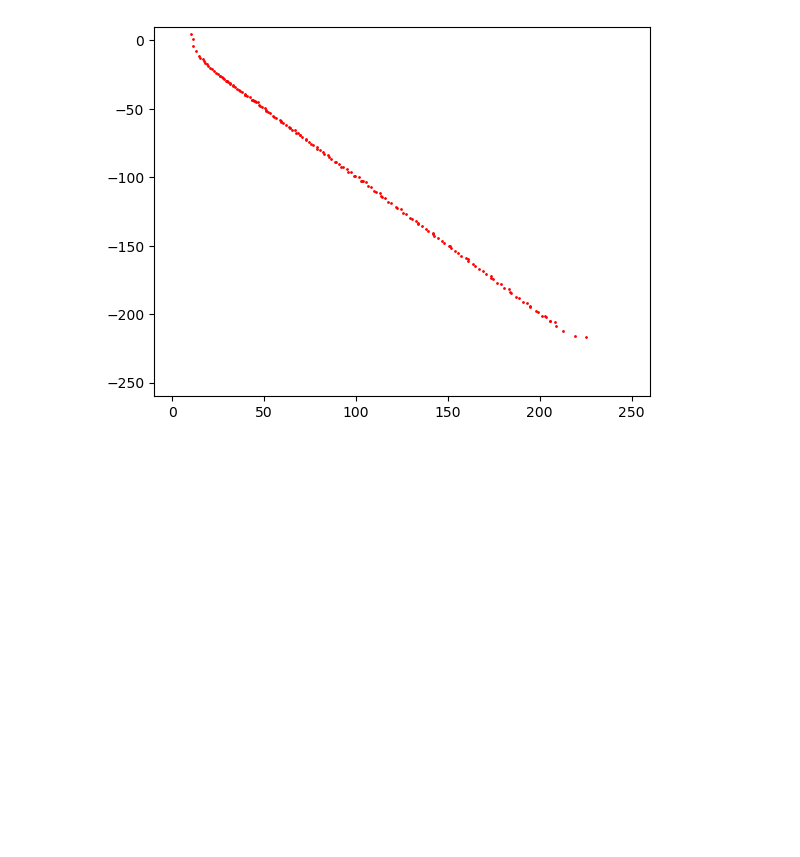
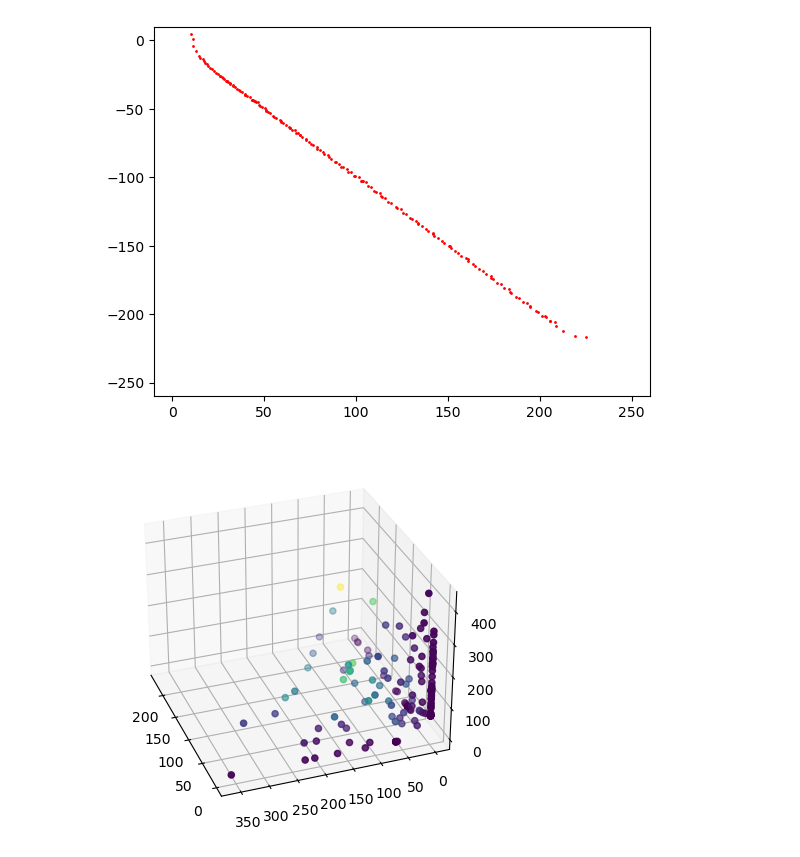
Before and after one commit to BenMoore310/MOOptimisers, a Jupyter notebook: testRunning.ipynb, the cells around one changed output. Cells and saved outputs as stored; diff of their text form; code cells hidden in the pictures; blank space fills up the shorter version.

```diff
--- a/testRunning.ipynb
+++ b/testRunning.ipynb
@@ -782,3 +782,31 @@ plt.show()
 [figure]
 [figure]
 [figure]
+# %%
+features = np.loadtxt('BOFeatures.txt')
+objTargets = np.loadtxt('BOObjectiveTargets.txt')
+scTargets = np.loadtxt('BOScalarisedTargets.txt')
+
+# best_idx = np.argmin(scTargets)
+# bestFeature = features[best_idx]
+# bestTarget = scTargets[best_idx]
+
+# gp = opt.GPTrain(features, scTargets, meanPrior='zero')
+# eiDEGlobal = opt.BayesianDifferentialEvolution(gp, bounds, bestTarget)
+# newSolution, newFitness = eiDEGlobal.optimize()
+
+# plt.scatter(objTargets[:,0], objTargets[:,1], c=scTargets)
+# plt.ylim(0,10)
+# plt.xlim(,10)
+# plt.colorbar()
+
+fig = plt.figure()
+ax = fig.add_subplot(projection='3d')
+ax.scatter(objTargets[:,1], objTargets[:,0], objTargets[:,2], c=scTargets)
+# ax.scatter(pareto[:,1], pareto[:,0], pareto[:,2])
+# ax.set_xlim(15.5, 17)
+# ax.invert_yaxis()
+ax.view_init(azim=160)
+plt.show()
+# %% [output]
+[figure, added]
```
Also changed, not shown: parts of 1 cell of this notebook, 1 other file.
